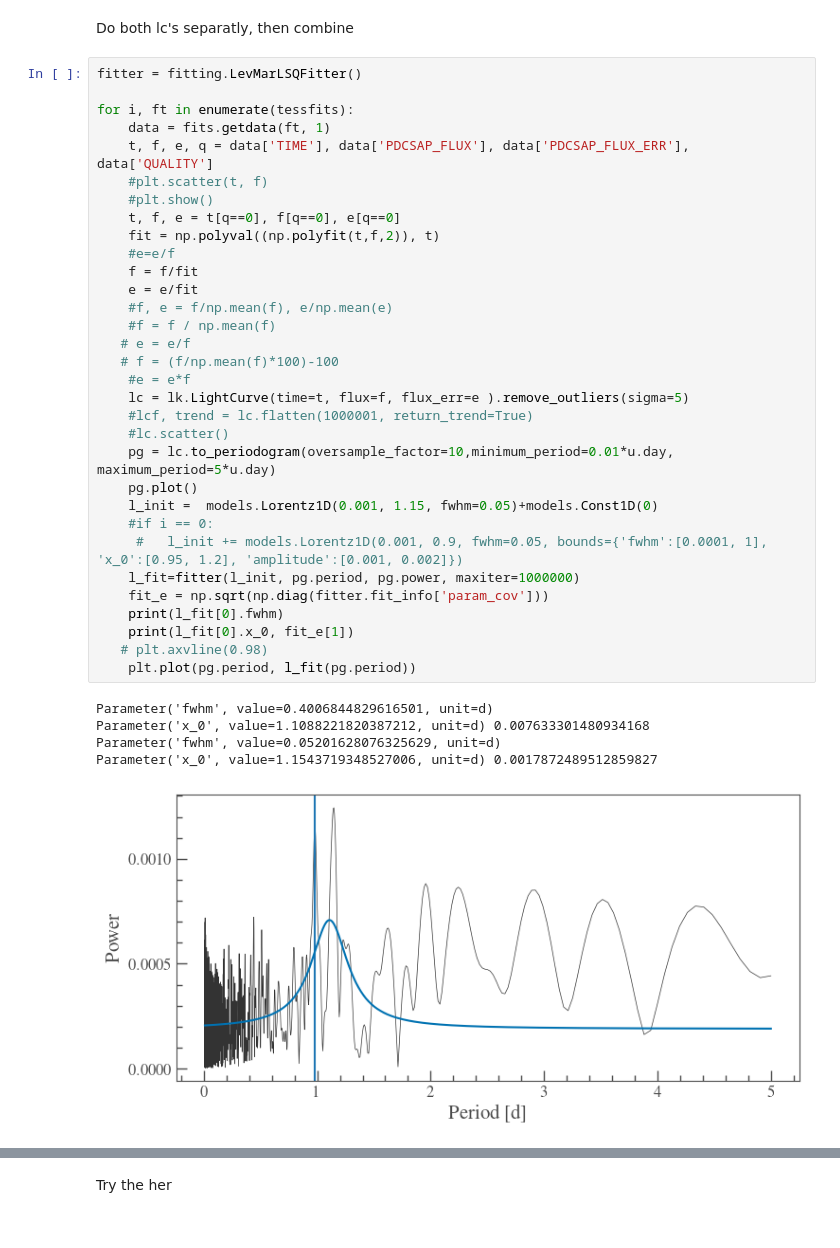
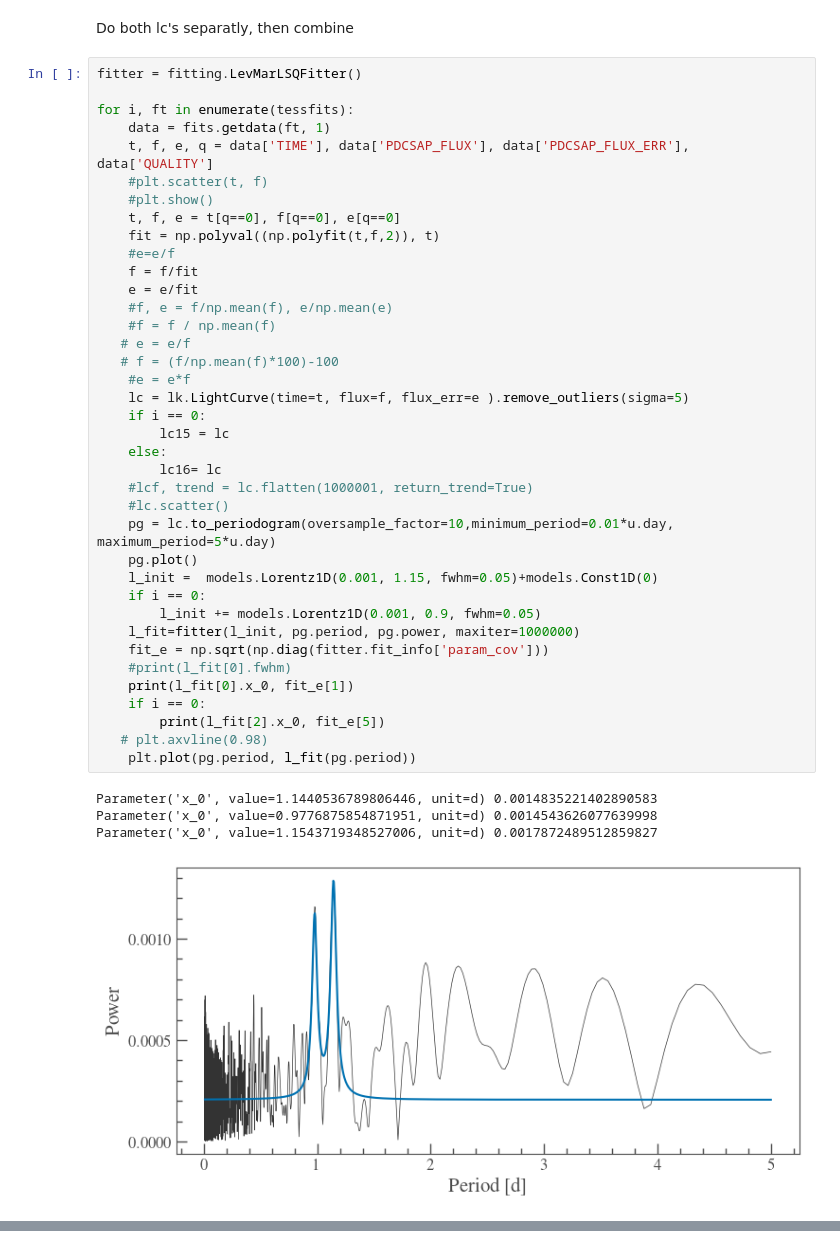
Before and after one commit to davidjwilson/GD394-Tess, a Jupyter notebook: tess_period.ipynb, the cells around one changed output, grey strips where cells are left out. Cells and saved outputs as stored; diff of their text form.

Commit message:
pg plots for each cycle

```diff
--- a/tess_period.ipynb
+++ b/tess_period.ipynb
@@ -30,37 +30,42 @@ Do both lc's separatly, then combine
 fitter = fitting.LevMarLSQFitter()
 
 for i, ft in enumerate(tessfits):
     data = fits.getdata(ft, 1)
     t, f, e, q = data['TIME'], data['PDCSAP_FLUX'], data['PDCSAP_FLUX_ERR'], data['QUALITY']
     #plt.scatter(t, f)
     #plt.show()
     t, f, e = t[q==0], f[q==0], e[q==0]
     fit = np.polyval((np.polyfit(t,f,2)), t)
     #e=e/f
     f = f/fit
     e = e/fit
     #f, e = f/np.mean(f), e/np.mean(e)
     #f = f / np.mean(f)
    # e = e/f
    # f = (f/np.mean(f)*100)-100
     #e = e*f
     lc = lk.LightCurve(time=t, flux=f, flux_err=e ).remove_outliers(sigma=5)
+    if i == 0:
+        lc15 = lc
+    else:
+        lc16= lc
     #lcf, trend = lc.flatten(1000001, return_trend=True)
     #lc.scatter()
     pg = lc.to_periodogram(oversample_factor=10,minimum_period=0.01*u.day, maximum_period=5*u.day)
     pg.plot()
     l_init =  models.Lorentz1D(0.001, 1.15, fwhm=0.05)+models.Const1D(0)
-    #if i == 0:
-     #   l_init += models.Lorentz1D(0.001, 0.9, fwhm=0.05, bounds={'fwhm':[0.0001, 1], 'x_0':[0.95, 1.2], 'amplitude':[0.001, 0.002]})
+    if i == 0:
+        l_init += models.Lorentz1D(0.001, 0.9, fwhm=0.05)
     l_fit=fitter(l_init, pg.period, pg.power, maxiter=1000000)
     fit_e = np.sqrt(np.diag(fitter.fit_info['param_cov']))
-    print(l_fit[0].fwhm)
+    #print(l_fit[0].fwhm)
     print(l_fit[0].x_0, fit_e[1])
+    if i == 0:
+        print(l_fit[2].x_0, fit_e[5])
    # plt.axvline(0.98)
     plt.plot(pg.period, l_fit(pg.period))
 # %% [output]
-Parameter('fwhm', value=0.4006844829616501, unit=d)
-Parameter('x_0', value=1.1088221820387212, unit=d) 0.007633301480934168
-Parameter('fwhm', value=0.05201628076325629, unit=d)
+Parameter('x_0', value=1.1440536789806446, unit=d) 0.0014835221402890583
+Parameter('x_0', value=0.9776875854871951, unit=d) 0.0014543626077639998
 Parameter('x_0', value=1.1543719348527006, unit=d) 0.0017872489512859827
-[figure, old version]
+[figure, new version]
@@ -68,2 +72,0 @@ Parameter('x_0', value=1.1543719348527006, unit=d) 0.0017872489512859827
-# %% [markdown]
-Try the her
```
Also changed, not shown: parts of 8 cells of this notebook, 4 other files.
